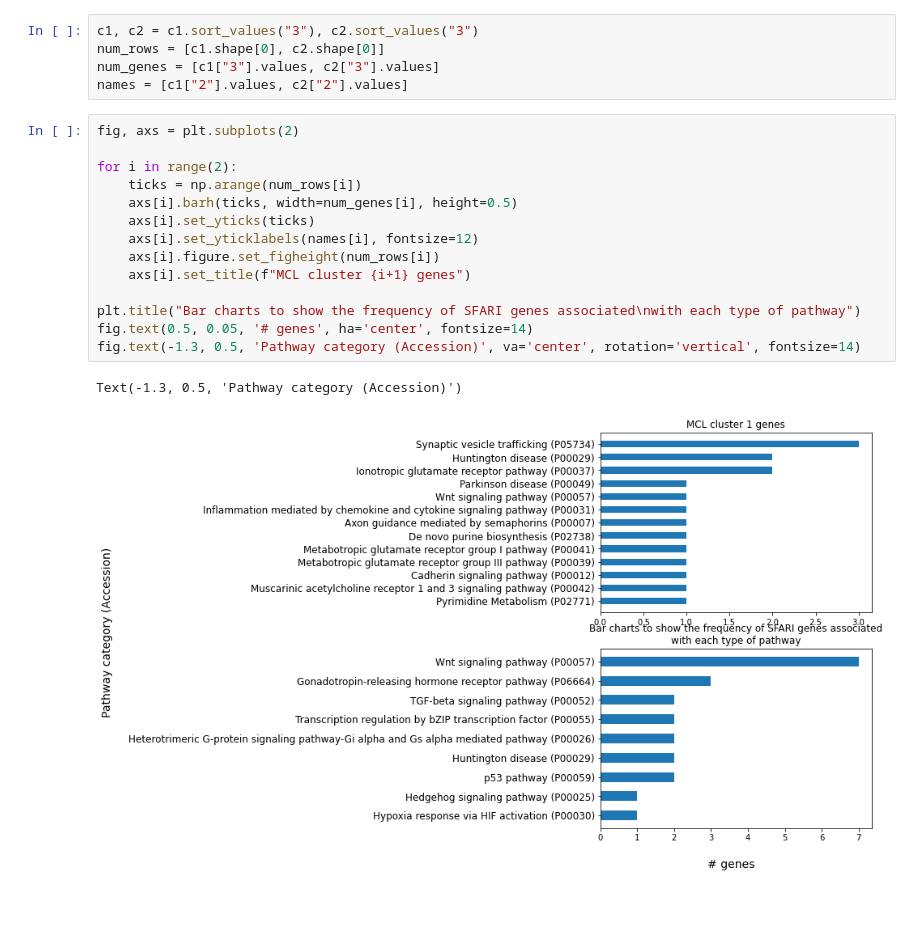
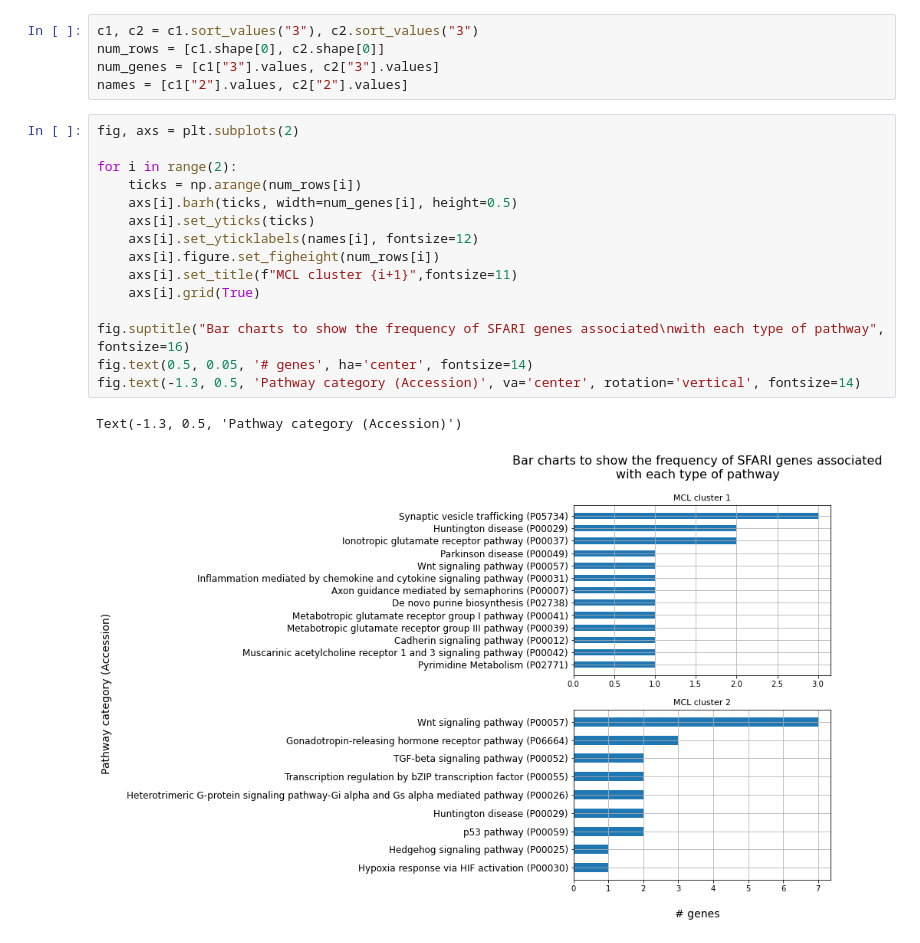
Before and after one commit to hwixley/BI-Coursework2, a Jupyter notebook: code/part3.ipynb, the cells around one changed output. Saved outputs shown, nothing was run; the diff lists cells and outputs as text; blank space fills up the shorter version.

```diff
--- a/code/part3.ipynb
+++ b/code/part3.ipynb
@@ -198,17 +198,18 @@ names = [c1["2"].values, c2["2"].values]
 # %%
 fig, axs = plt.subplots(2)
 
 for i in range(2):
     ticks = np.arange(num_rows[i])
     axs[i].barh(ticks, width=num_genes[i], height=0.5)
     axs[i].set_yticks(ticks)
     axs[i].set_yticklabels(names[i], fontsize=12)
     axs[i].figure.set_figheight(num_rows[i])
-    axs[i].set_title(f"MCL cluster {i+1} genes")
+    axs[i].set_title(f"MCL cluster {i+1}",fontsize=11)
+    axs[i].grid(True)
 
-plt.title("Bar charts to show the frequency of SFARI genes associated\nwith each type of pathway")
+fig.suptitle("Bar charts to show the frequency of SFARI genes associated\nwith each type of pathway", fontsize=16)
 fig.text(0.5, 0.05, '# genes', ha='center', fontsize=14)
 fig.text(-1.3, 0.5, 'Pathway category (Accession)', va='center', rotation='vertical', fontsize=14)
 # %% [output]
 Text(-1.3, 0.5, 'Pathway category (Accession)')
-[figure, old version]
+[figure, new version]
```
Also changed, not shown: parts of 2 cells of this notebook, 3 other files.
